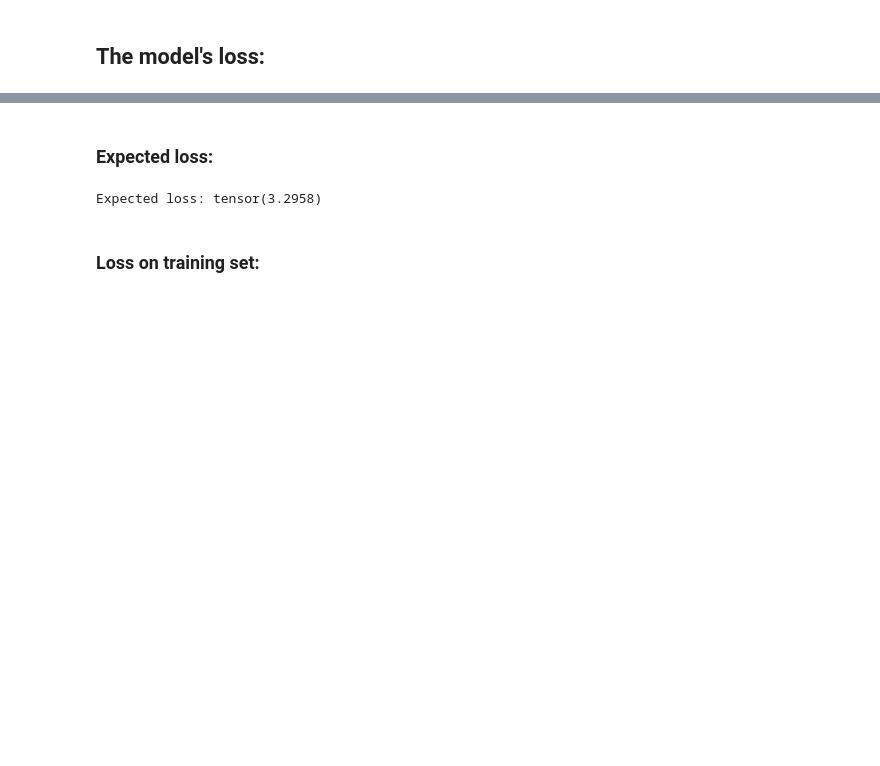
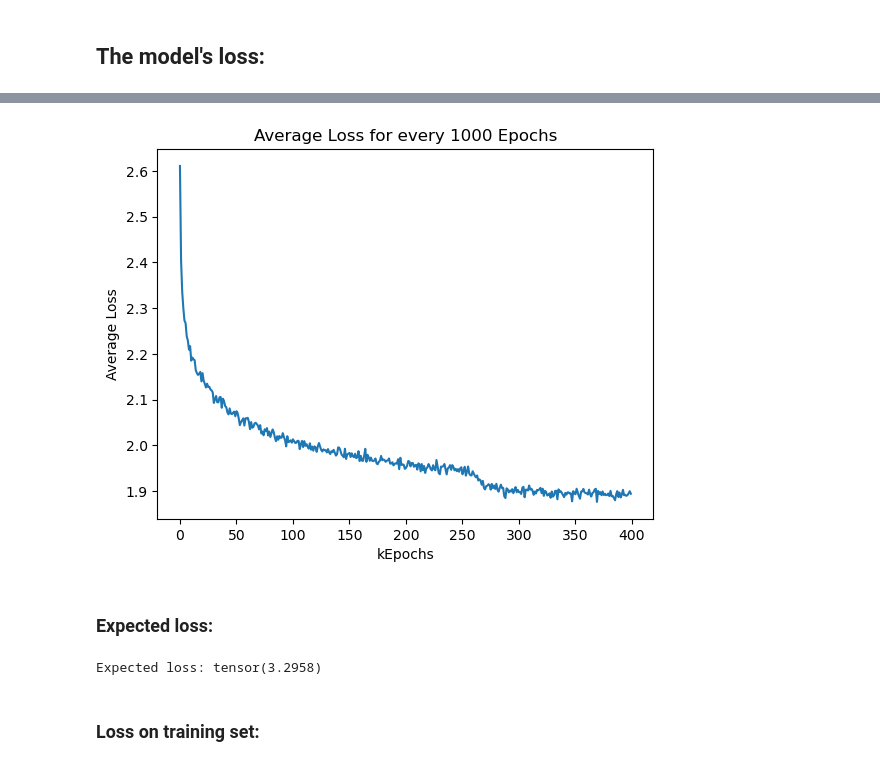
Before and after one commit to noah004/building-makemore, a Jupyter notebook: makemore_part2.ipynb, the cells around one changed output, grey strips where cells are left out. Saved outputs shown, nothing was run; the diff lists cells and outputs as text; code cells hidden in the pictures; blank space fills up the shorter version.

```diff
--- a/makemore_part2.ipynb
+++ b/makemore_part2.ipynb
@@ -283,3 +302,10 @@ plt.plot(range(len(lossi)),lossi);
+# %%
+plt.plot(torch.tensor(lossi).view(-1,1000).mean(1));
+plt.title("Average Loss for every 1000 Epochs")
+plt.ylabel("Average Loss")
+plt.xlabel("kEpochs");
+# %% [output]
+[figure, added]
 # %% [markdown]
 ### Expected loss:
 # %%
```
Also changed, not shown: parts of 10 cells of this notebook.
